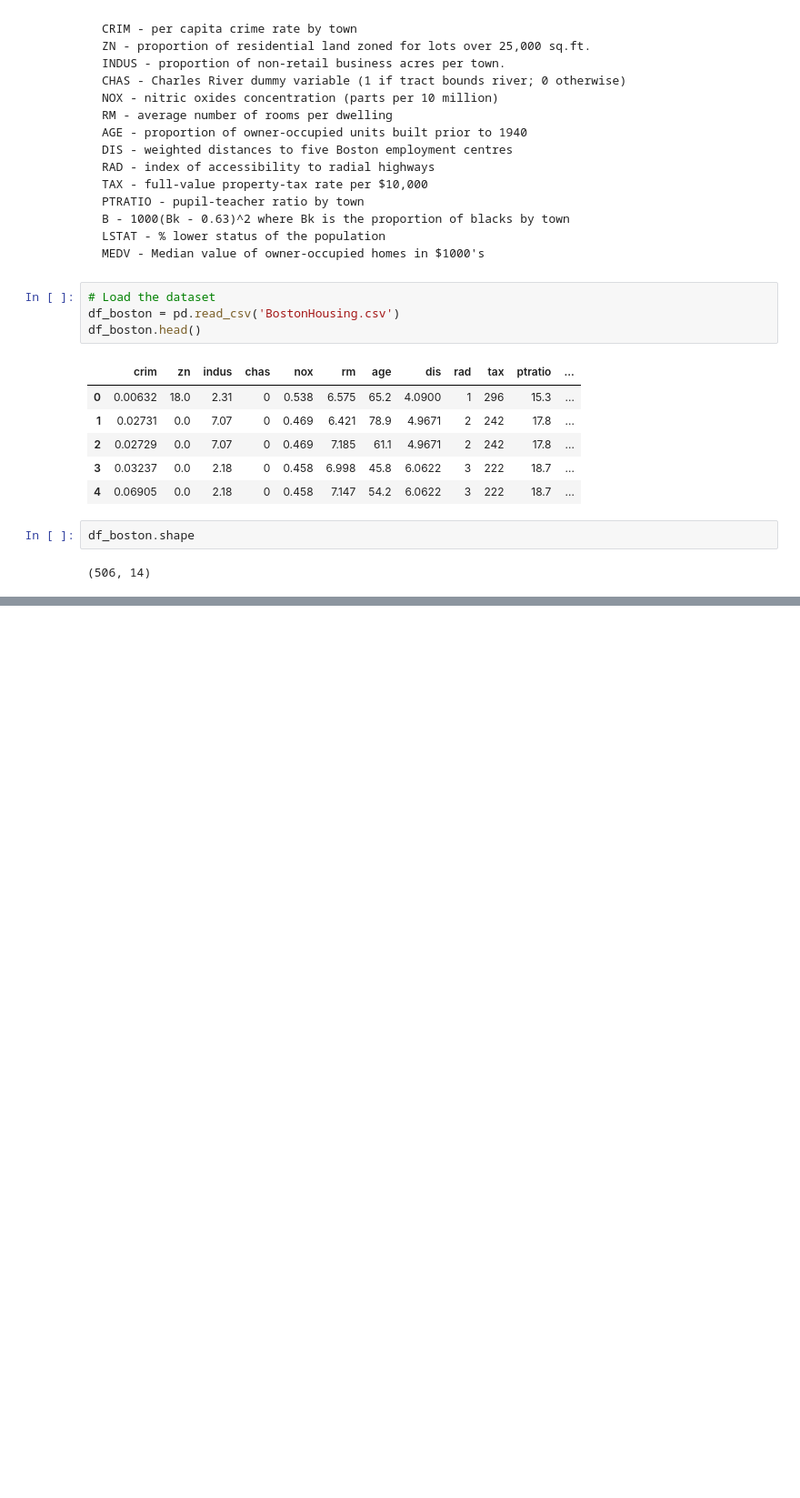
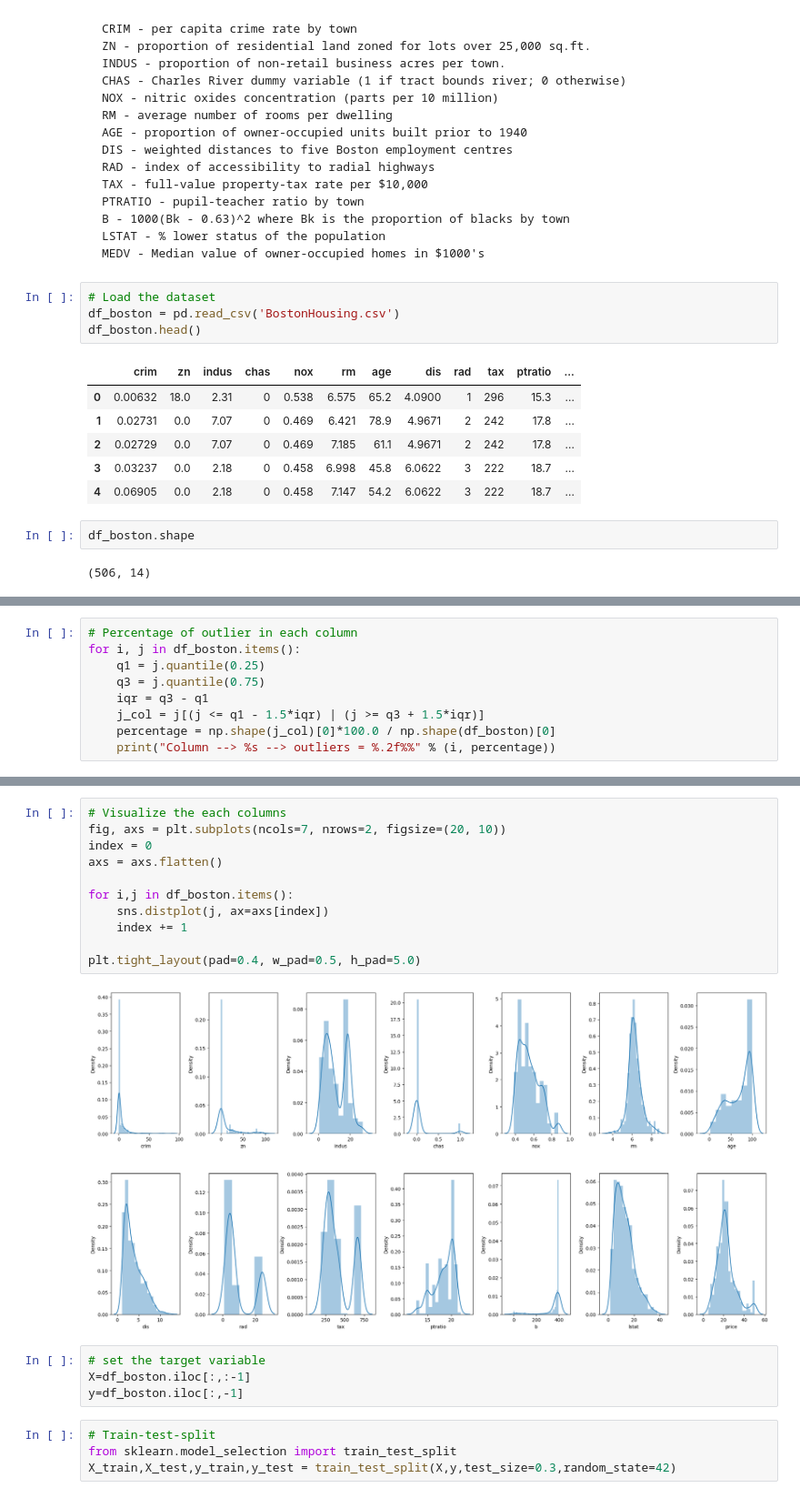
Before and after one commit to RAJ-DSML/house-prices-prediction, a Jupyter notebook: price_prediction.ipynb, the cells around one changed output, grey strips where cells are left out. Shown: that part at 91% size. Drawn from its saved outputs; the diff is of its cells as text; blank space fills up the shorter version.

```diff
--- a/price_prediction.ipynb
+++ b/price_prediction.ipynb
@@ -58,0 +105,9 @@ memory usage: 55.5 KB
+# %%
+# Percentage of outlier in each column
+for i, j in df_boston.items():
+    q1 = j.quantile(0.25)
+    q3 = j.quantile(0.75)
+    iqr = q3 - q1
+    j_col = j[(j <= q1 - 1.5*iqr) | (j >= q3 + 1.5*iqr)]
+    percentage = np.shape(j_col)[0]*100.0 / np.shape(df_boston)[0]
+    print("Column --> %s --> outliers = %.2f%%" % (i, percentage))
@@ -58,0 +129,21 @@ memory usage: 55.5 KB
+# %%
+# Visualize the each columns
+fig, axs = plt.subplots(ncols=7, nrows=2, figsize=(20, 10))
+index = 0
+axs = axs.flatten()
+
+for i,j in df_boston.items():
+    sns.distplot(j, ax=axs[index])
+    index += 1
+
+plt.tight_layout(pad=0.4, w_pad=0.5, h_pad=5.0)
+# %% [output]
+[figure, added]
+# %%
+# set the target variable
+X=df_boston.iloc[:,:-1]
+y=df_boston.iloc[:,-1]
+# %%
+# Train-test-split
+from sklearn.model_selection import train_test_split
+X_train,X_test,y_train,y_test = train_test_split(X,y,test_size=0.3,random_state=42)
```
Also changed, not shown: parts of 15 cells of this notebook.
